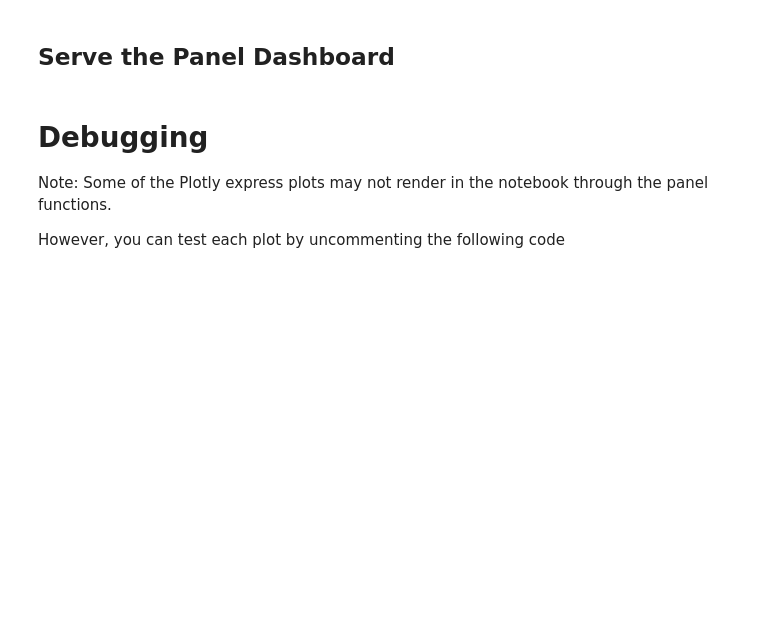
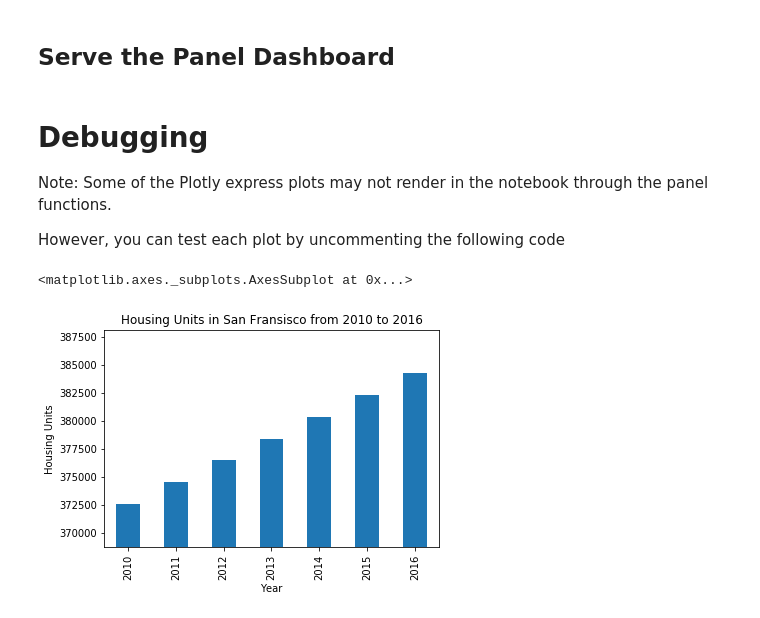
Before and after one commit to JQH84/Rental-Analysis-Dashboard, a Jupyter notebook: dashboard.ipynb, the cells around one changed output. Cells and saved outputs as stored; diff of their text form; code cells hidden in the pictures; blank space fills up the shorter version.

```diff
--- a/dashboard.ipynb
+++ b/dashboard.ipynb
@@ -26,3 +24,11 @@ px.set_mapbox_access_token(map_box_api)
+# %%
+# Import the necessary CSVs to Pandas DataFrames
+
+#importing the housing price and rent data per year and neighborhood
+sfo_data = pd.read_csv("Data/sfo_neighborhoods_census_data.csv", index_col="year")
+
+# Load neighborhoods coordinates data
+neighborhood_corr = pd.read_csv("Data/neighborhoods_coordinates.csv" , index_col='Neighborhood')
 # %% [markdown]
 - - -
 # %% [markdown]
@@ -139,0 +200,5 @@ However, you can test each plot by uncommenting the following code
+# %%
+housing_units_per_year()
+# %% [output]
+<matplotlib.axes._subplots.AxesSubplot at 0x...>
+[figure, added]
```
Also changed, not shown: parts of 11 cells of this notebook.
